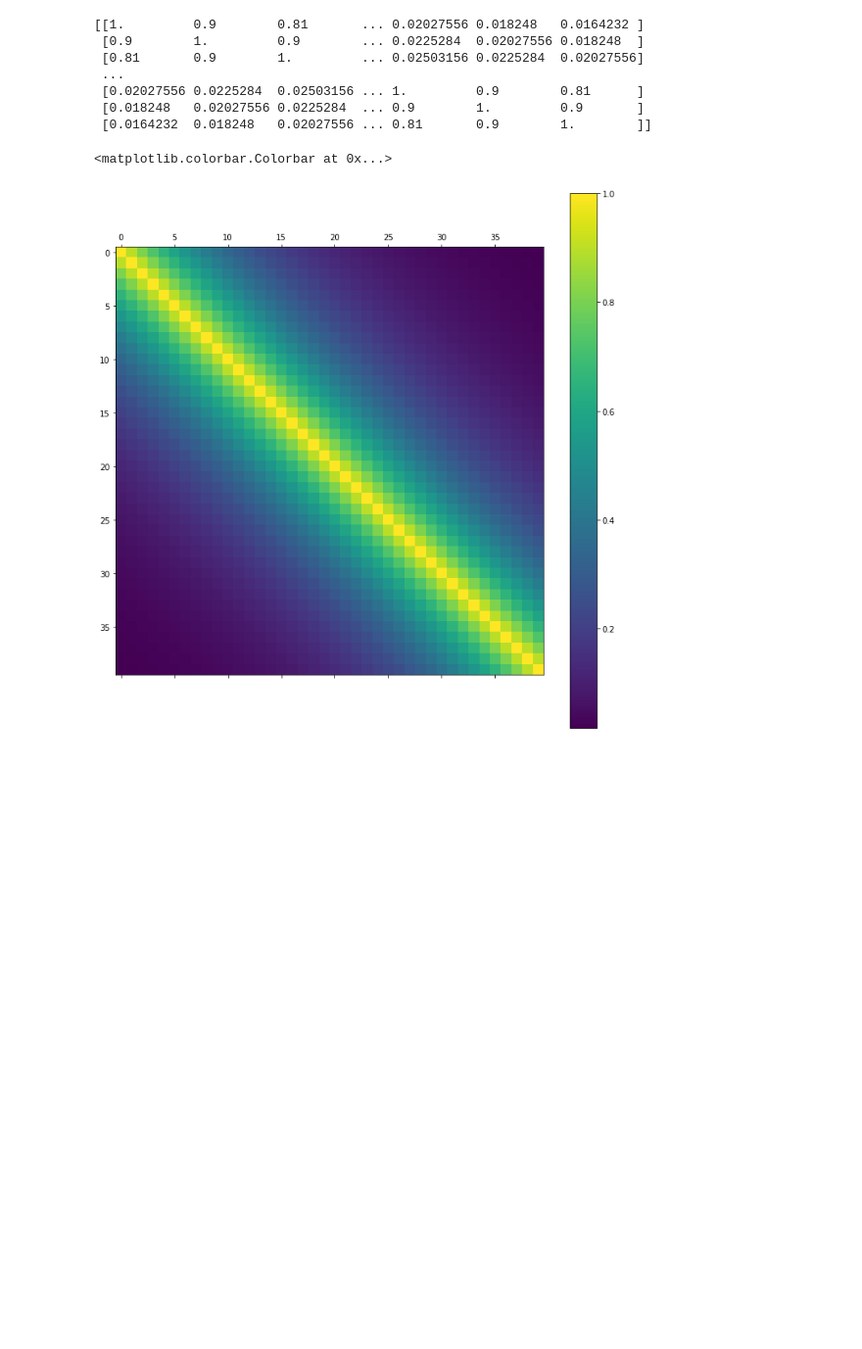
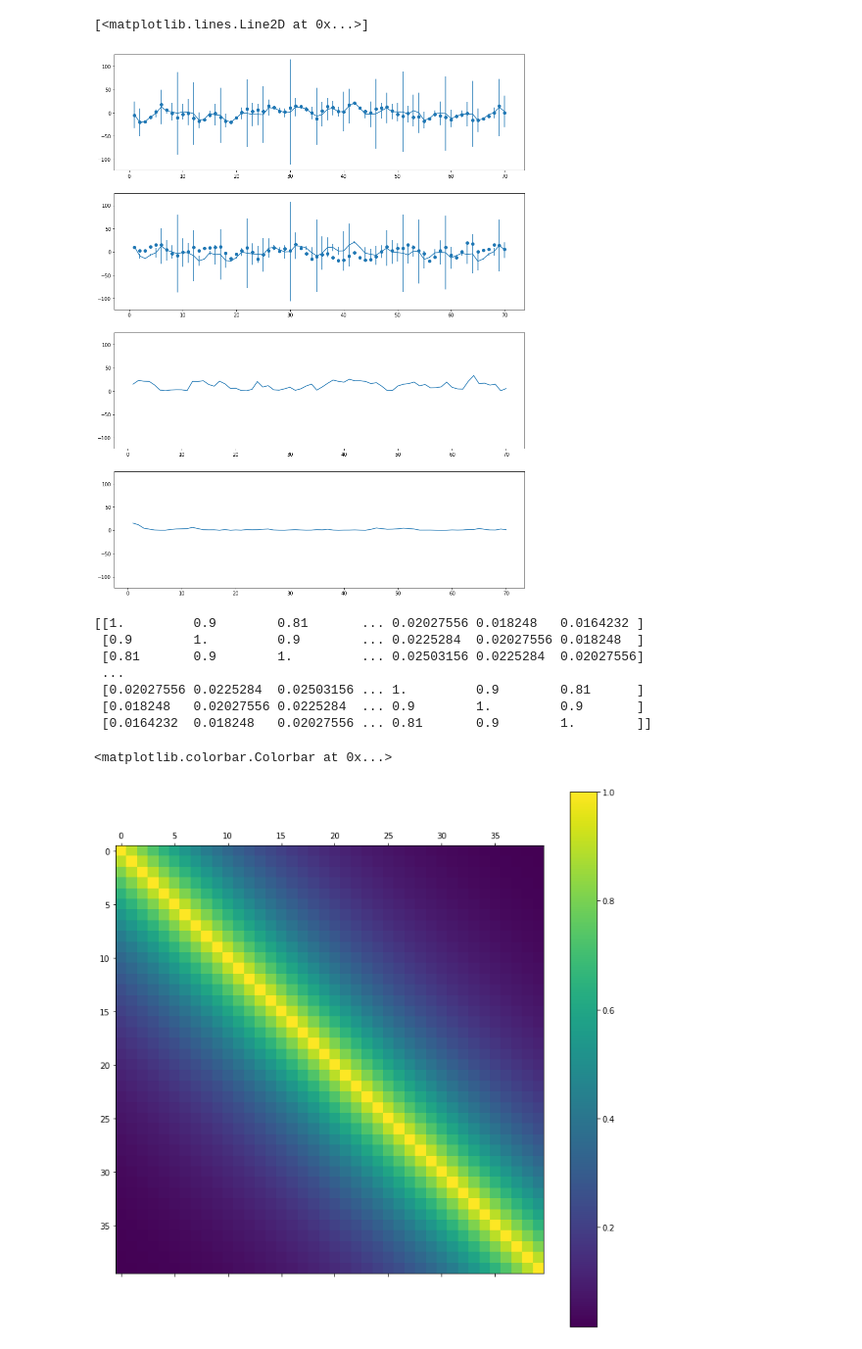
Before and after one commit to brianjburrow/CodingTest_AIR, a Jupyter notebook: EnKF.ipynb, the cells around one changed output. Shown at 98% size. Cells and saved outputs as stored; diff of their text form; code cells hidden in the pictures; blank space fills up the shorter version.

```diff
--- a/EnKF.ipynb
+++ b/EnKF.ipynb
@@ -243,3 +542,18 @@ cova.shape
+# %%
+fig, axes = plt.subplots(nrows = 4, ncols = 1, figsize = [15, 20], sharey = True)
+
+axes[0].errorbar(times, estimate[0], yerr = error[0,0,:])
+axes[0].scatter(times, states[0])
+
+axes[1].errorbar(times, estimate[1], yerr = error[1,1,:])
+axes[1].scatter(times, states[1])
+
+axes[2].plot(times, abs(states[1] - states[0]))
+
+axes[3].plot(times, abs(estimate[0] - estimate[1]))
+# %% [output]
+[<matplotlib.lines.Line2D at 0x...>]
+[figure, added]
 # %%
 for i in range(40):
     for j in range(40):
```
Also changed, not shown: parts of 69 cells of this notebook, 1 other file.
